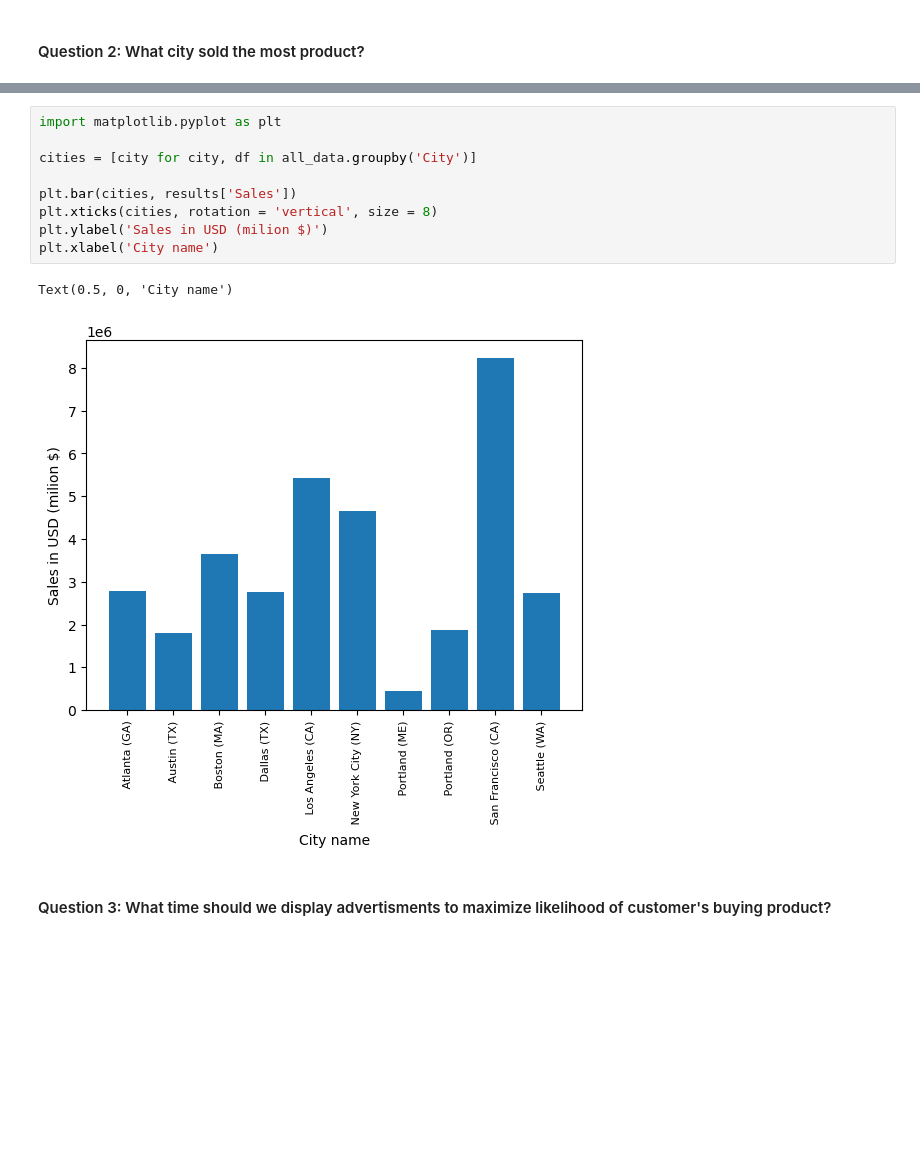
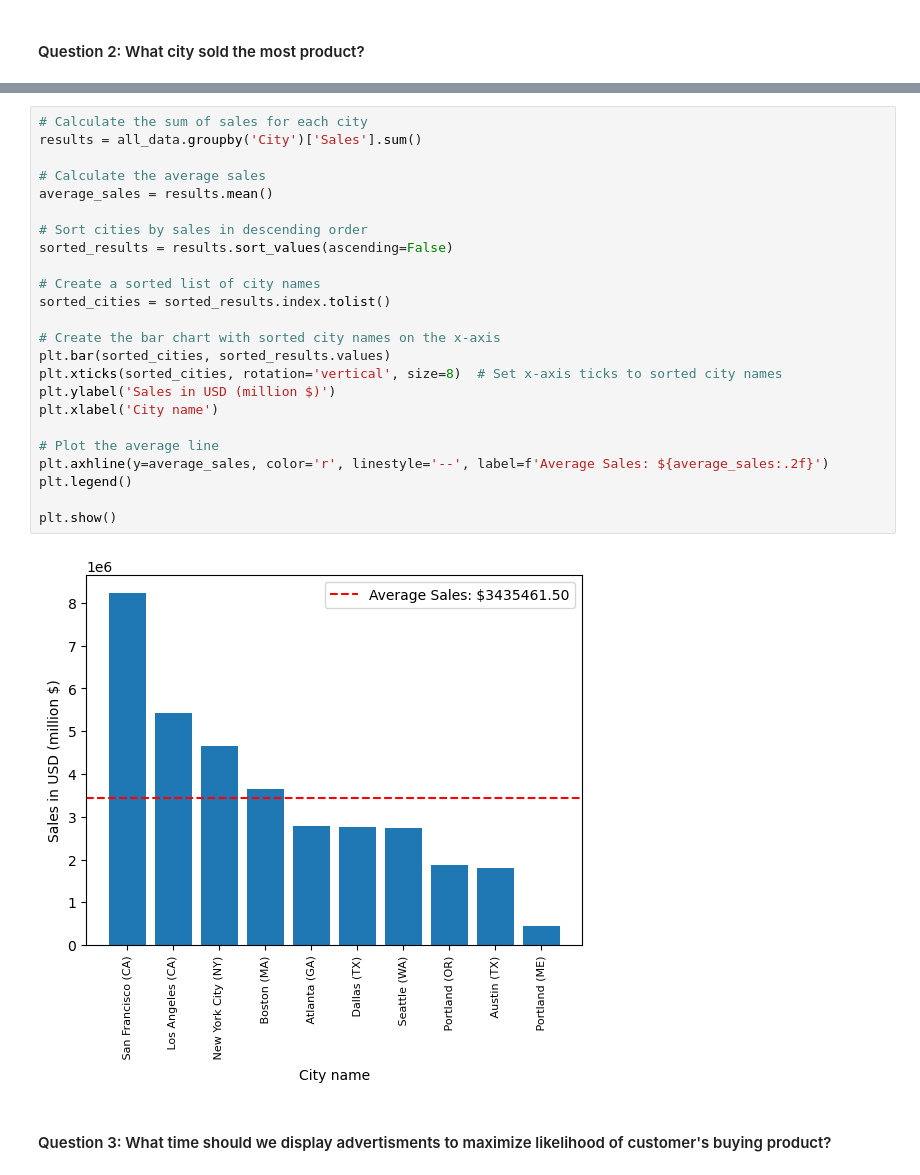
Before and after one commit to PhanHoNhatMinh/Python_Sales_Analysis, a Jupyter notebook: Sales Analysis Project.ipynb, the cells around one changed output, grey strips where cells are left out. Drawn from its saved outputs; the diff is of its cells as text; blank space fills up the shorter version.

```diff
--- a/Sales Analysis Project.ipynb
+++ b/Sales Analysis Project.ipynb
@@ -171,18 +173,32 @@ results
 | Portland (OR) | 2305594747 | 11303 | 1860558.22 | 70621 | 1863342 | 144421 | 295533 | 10010 |
 | San Francisco (CA) | 10304443952 | 50239 | 8211461.74 | 315520 | 8229136 | 643265 | 1319477 | 44732 |
 | Seattle (WA) | 3406693974 | 16553 | 2733296.01 | 104941 | 2736881 | 213292 | 436368 | 14732 |
-# %%
-import matplotlib.pyplot as plt
-
-cities = [city for city, df in all_data.groupby('City')]
-
-plt.bar(cities, results['Sales'])
-plt.xticks(cities, rotation = 'vertical', size = 8)
-plt.ylabel('Sales in USD (milion $)')
-plt.xlabel('City name')
-# %% [output]
-Text(0.5, 0, 'City name')
-[figure, removed]
+# %%
+# Calculate the sum of sales for each city
+results = all_data.groupby('City')['Sales'].sum()
+
+# Calculate the average sales
+average_sales = results.mean()
+
+# Sort cities by sales in descending order
+sorted_results = results.sort_values(ascending=False)
+
+# Create a sorted list of city names
+sorted_cities = sorted_results.index.tolist()
+
+# Create the bar chart with sorted city names on the x-axis
+plt.bar(sorted_cities, sorted_results.values)
+plt.xticks(sorted_cities, rotation='vertical', size=8)  # Set x-axis ticks to sorted city names
+plt.ylabel('Sales in USD (million $)')
+plt.xlabel('City name')
+
+# Plot the average line
+plt.axhline(y=average_sales, color='r', linestyle='--', label=f'Average Sales: ${average_sales:.2f}')
+plt.legend()
+
+plt.show()
+# %% [output]
+[figure, added]
 # %% [markdown]
 #### Question 3: What time should we display advertisments to maximize  likelihood of customer's buying product?
 # %%
```
Also changed, not shown: parts of 7 cells of this notebook.
